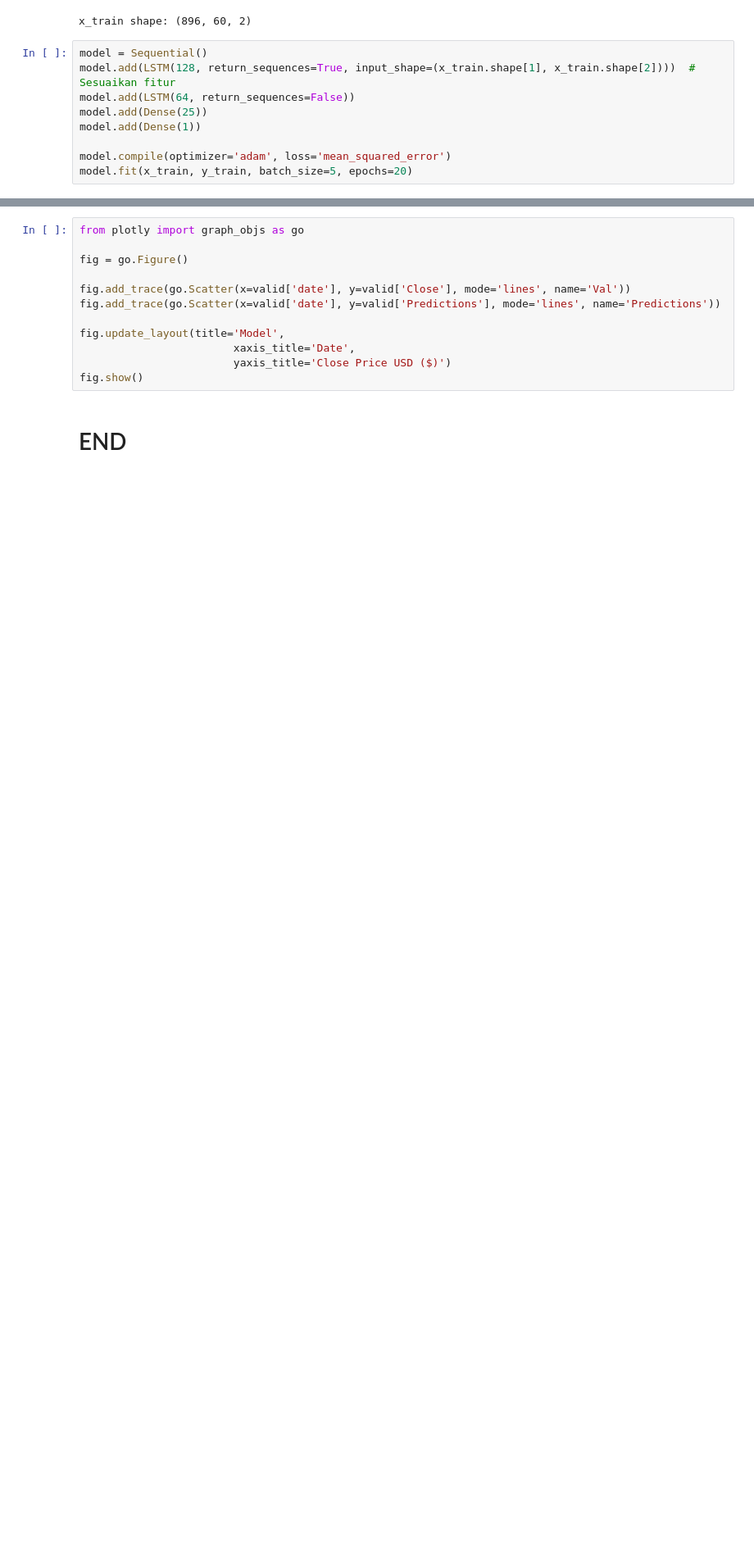
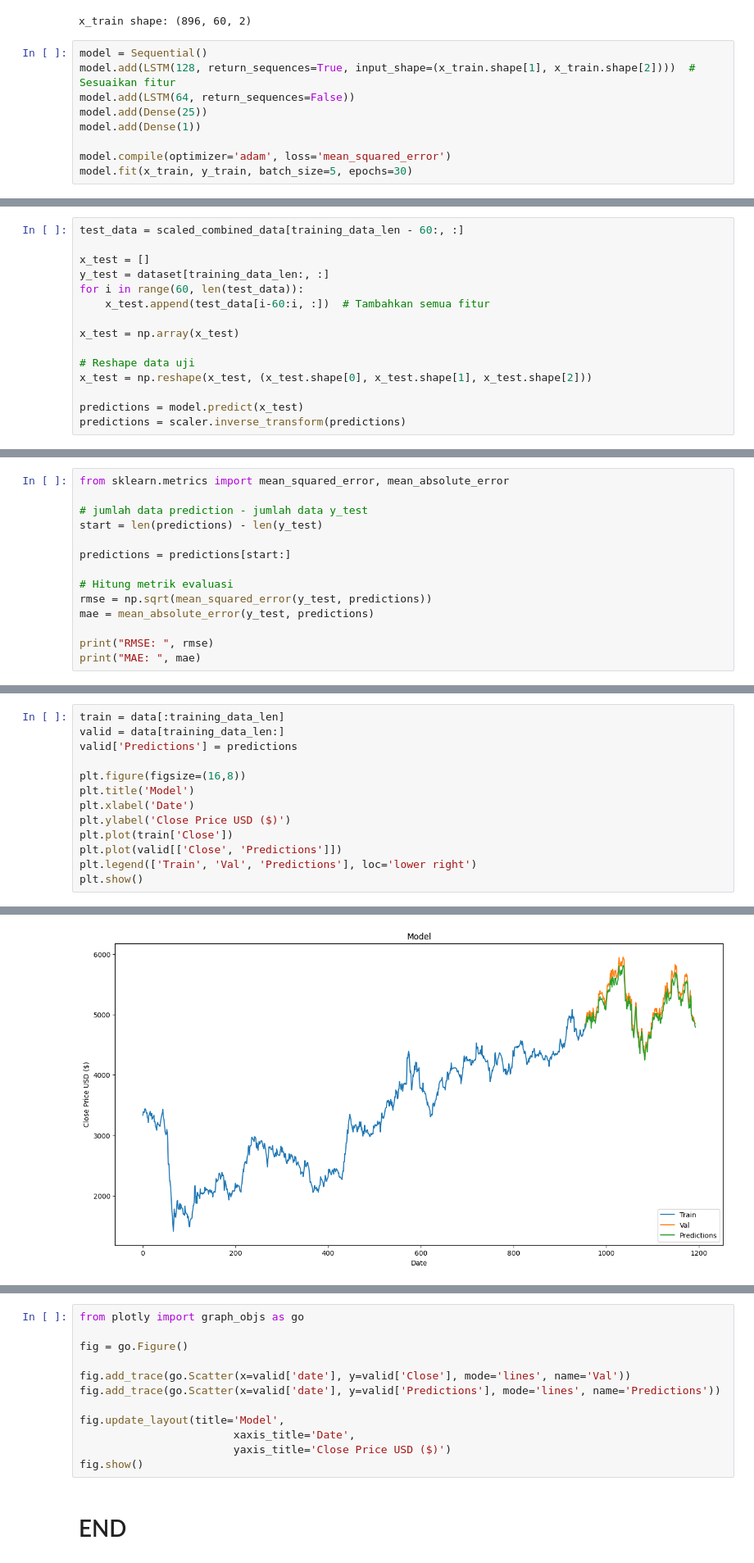
Before and after one commit to vannndar/Generative-AI-Saham, a Jupyter notebook: yfinance/lstmStockOnly bbni.ipynb, the cells around one changed output, grey strips where cells are left out. Shown: that part at 82% size. Saved outputs shown, nothing was run; the diff lists cells and outputs as text; blank space fills up the shorter version.

```diff
--- a/yfinance/lstmStockOnly bbni.ipynb
+++ b/yfinance/lstmStockOnly bbni.ipynb
@@ -728,5 +716,5 @@ model.add(Dense(25))
 model.add(Dense(1))
 
 model.compile(optimizer='adam', loss='mean_squared_error')
-model.fit(x_train, y_train, batch_size=5, epochs=20)
+model.fit(x_train, y_train, batch_size=5, epochs=30)
 # %% [output]
@@ -750 +738,16 @@ Epoch 20/20
 <keras.src.callbacks.History at 0x...>
+# %%
+test_data = scaled_combined_data[training_data_len - 60:, :]
+
+x_test = []
+y_test = dataset[training_data_len:, :]
+for i in range(60, len(test_data)):
+    x_test.append(test_data[i-60:i, :])  # Tambahkan semua fitur
+
+x_test = np.array(x_test)
+
+# Reshape data uji
+x_test = np.reshape(x_test, (x_test.shape[0], x_test.shape[1], x_test.shape[2]))
+
+predictions = model.predict(x_test)
+predictions = scaler.inverse_transform(predictions)
@@ -750,0 +756,14 @@ Epoch 20/20
+# %%
+from sklearn.metrics import mean_squared_error, mean_absolute_error
+
+# jumlah data prediction - jumlah data y_test
+start = len(predictions) - len(y_test)
+
+predictions = predictions[start:]
+
+# Hitung metrik evaluasi
+rmse = np.sqrt(mean_squared_error(y_test, predictions))
+mae = mean_absolute_error(y_test, predictions)
+
+print("RMSE: ", rmse)
+print("MAE: ", mae)
@@ -750,0 +773,14 @@ Epoch 20/20
+# %%
+train = data[:training_data_len]
+valid = data[training_data_len:]
+valid['Predictions'] = predictions
+
+plt.figure(figsize=(16,8))
+plt.title('Model')
+plt.xlabel('Date')
+plt.ylabel('Close Price USD ($)')
+plt.plot(train['Close'])
+plt.plot(valid[['Close', 'Predictions']])
+plt.legend(['Train', 'Val', 'Predictions'], loc='lower right')
+plt.show()
+# %% [output]
@@ -750,0 +791 @@ Epoch 20/20
+[figure, added]
```
Also changed, not shown: parts of 49 cells of this notebook, 4 other files.
